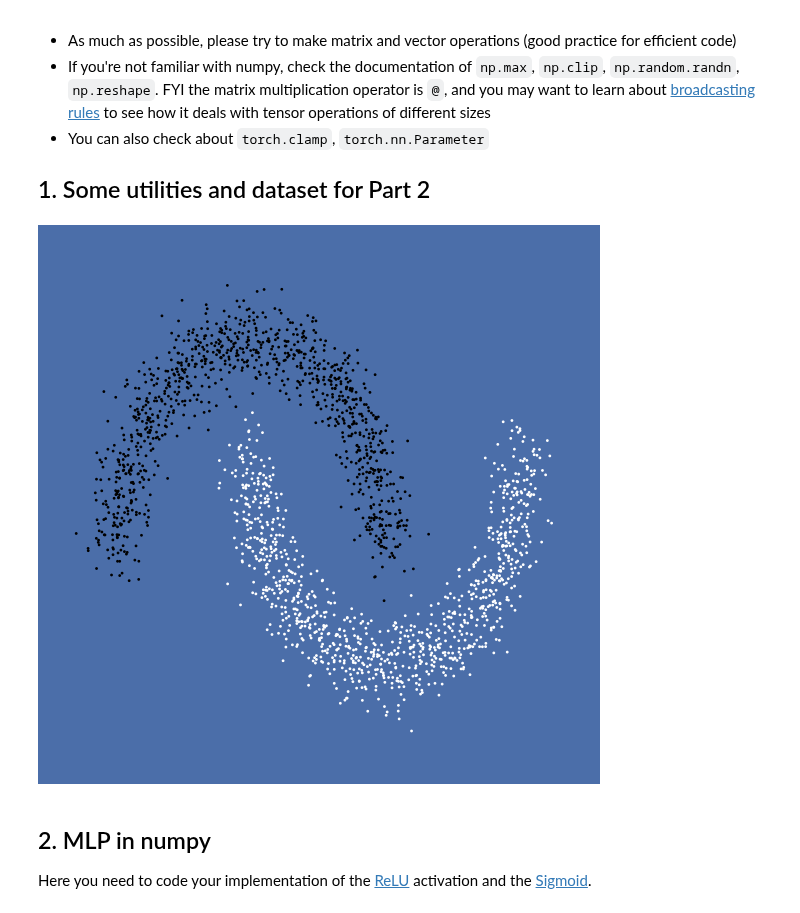
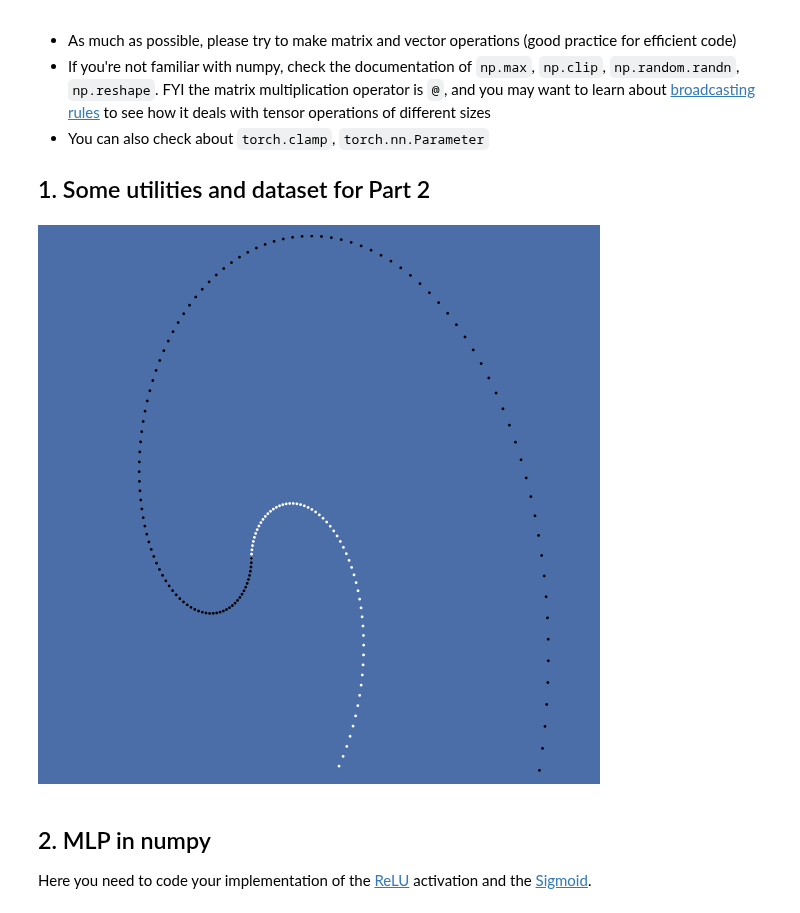
Before and after one commit to Shahriar-0/Artificial-Intelligence-Course-Projects-S2023, a Jupyter notebook: 6 - Neural Networks/p51.ipynb, the cells around one changed output. Drawn from its saved outputs; the diff is of its cells as text; code cells hidden in the pictures.

```diff
--- a/6 - Neural Networks/p51.ipynb
+++ b/6 - Neural Networks/p51.ipynb
@@ -19,29 +19,29 @@ Y = (Y + 1)/2
 # %%
 import numpy as np
 import matplotlib.pyplot as plt
 import pandas as pd
 
 # Plot the dataset
 def plot_data(ax, X, Y):
     plt.axis('off')
     ax.scatter(X[:, 0], X[:, 1], s=1, c=Y, cmap='bone')
 
 from sklearn.datasets import make_moons, make_circles, make_classification
-X, Y = make_moons(n_samples=2000, noise=0.1)
+# X, Y = make_moons(n_samples=2000, noise=0.1)
 #X, Y = make_circles(n_samples=2000, noise=0.0)
 #X, Y = make_classification(n_samples=4000, n_features=2, n_informative=2, n_redundant=0, n_repeated=0)
 %matplotlib inline
 x_min, x_max = -1.5, 2.5
 y_min, y_max = -1, 1.5
 #x_min, x_max = -10, 10
 #y_min, y_max = -10, 10
 fig, ax = plt.subplots(1, 1, facecolor='#4B6EA9', figsize=(7, 7))
 ax.set_xlim(x_min, x_max)
 ax.set_ylim(y_min, y_max)
 plot_data(ax, X, Y)
 plt.show()
 # %% [output]
-[figure, old version]
+[figure, new version]
 # %%
 # Define the grid on which we will evaluate our classifier
 xx, yy = np.meshgrid(np.arange(x_min, x_max, .1),
```
Also changed, not shown: parts of 1 cell of this notebook, 1 other file.
